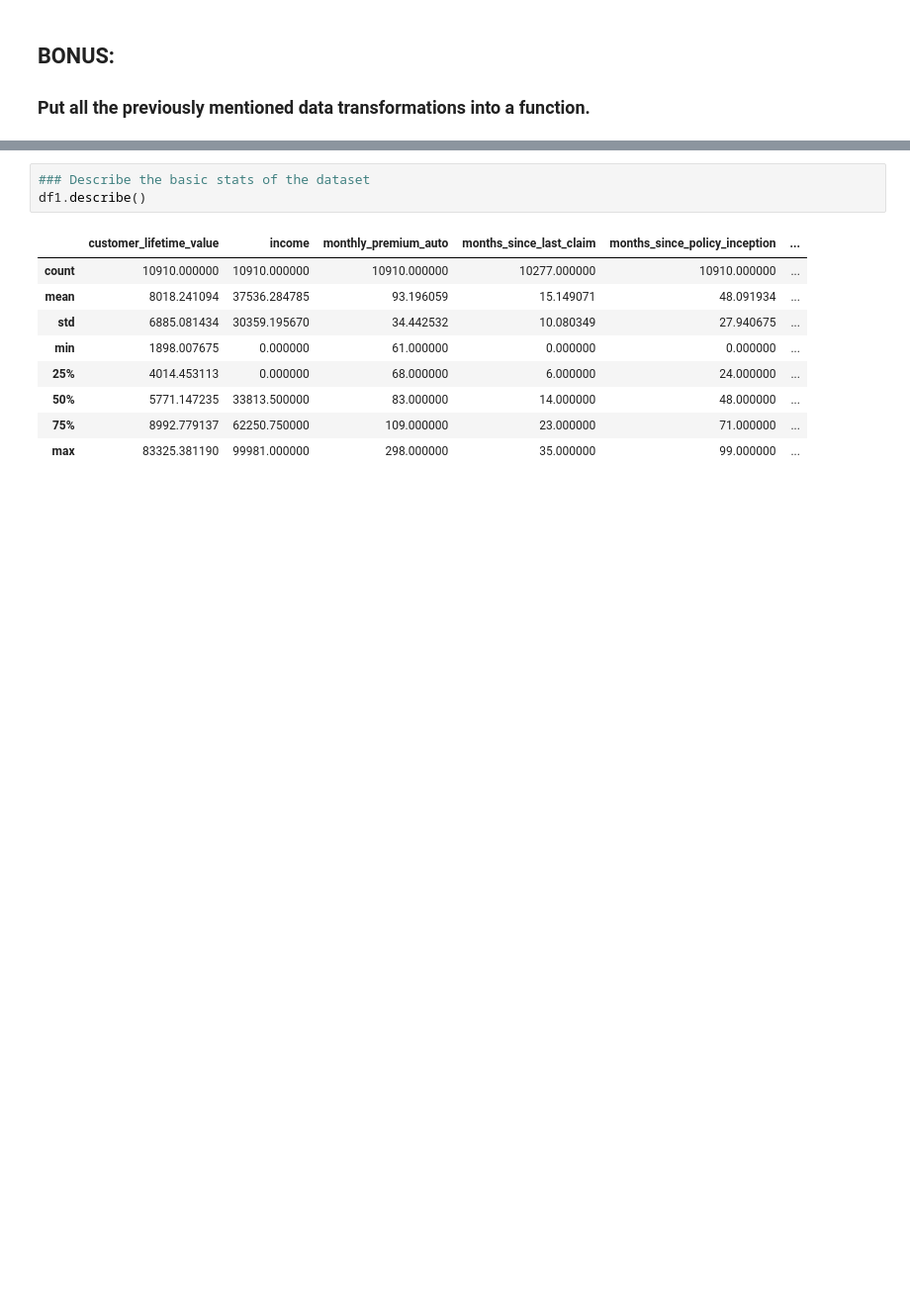
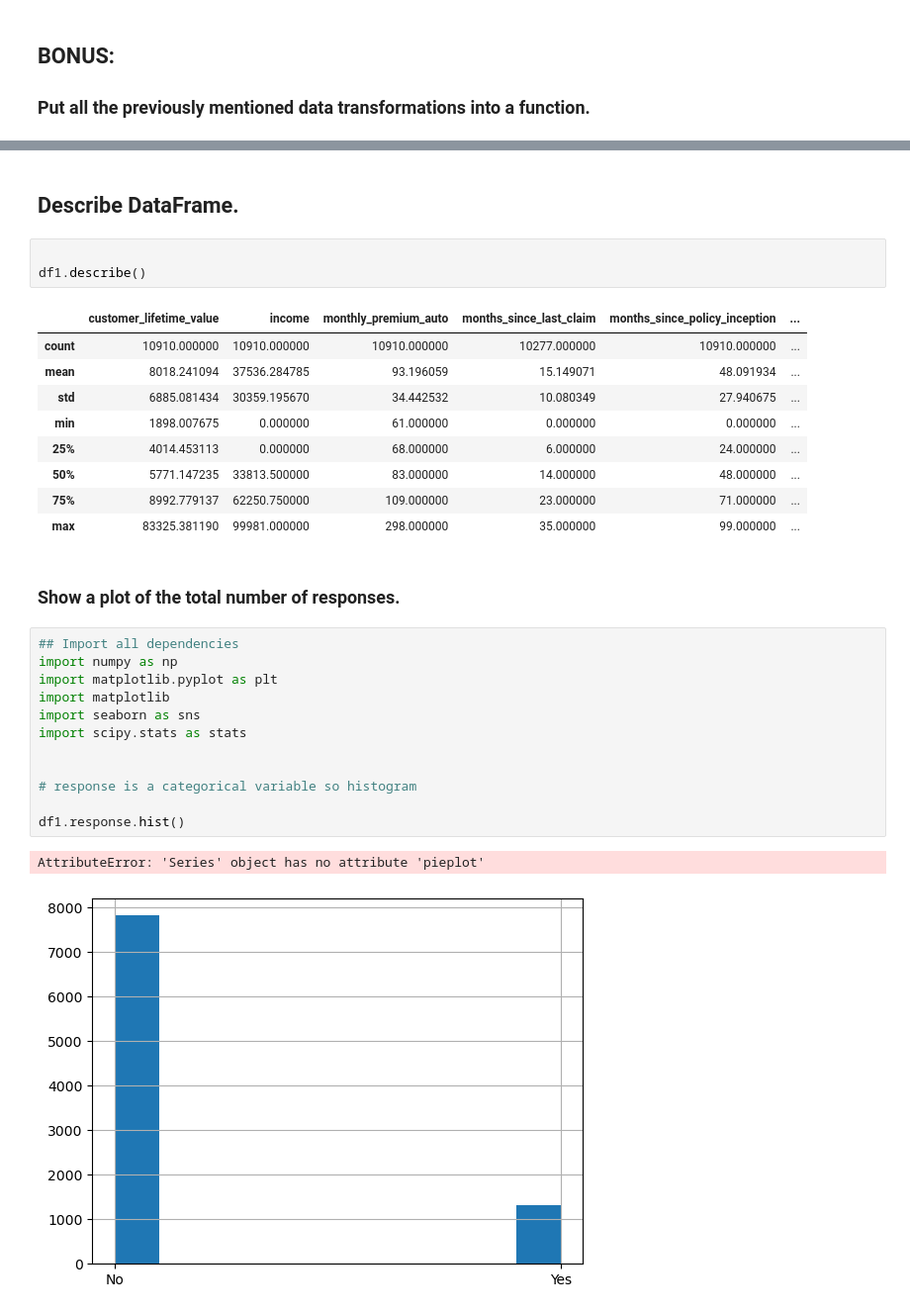
Before and after one commit to dalesofi/customer-analysis-labs, a Jupyter notebook: SD_Solution_Notebook_Customer_Analysis(2-all).ipynb, the cells around one changed output, grey strips where cells are left out. Shown at 99% size. Drawn from its saved outputs; the diff is of its cells as text; blank space fills up the shorter version.

Commit message:
first plots

```diff
--- a/SD_Solution_Notebook_Customer_Analysis(2-all).ipynb
+++ b/SD_Solution_Notebook_Customer_Analysis(2-all).ipynb
@@ -222,5 +246,7 @@ Name: count, dtype: int64
+# %% [markdown]
+## Describe DataFrame.
 # %%
-### Describe the basic stats of the dataset
+
 df1.describe()
 # %% [output]
 |  | customer_lifetime_value | income | monthly_premium_auto | months_since_last_claim | months_since_policy_inception | ... |
@@ -232,3 +258,20 @@ df1.describe()
 | 50% | 5771.147235 | 33813.500000 | 83.000000 | 14.000000 | 48.000000 | ... |
 | 75% | 8992.779137 | 62250.750000 | 109.000000 | 23.000000 | 71.000000 | ... |
 | max | 83325.381190 | 99981.000000 | 298.000000 | 35.000000 | 99.000000 | ... |
+# %% [markdown]
+### Show a plot of the total number of responses.
+# %%
+## Import all dependencies
+import numpy as np
+import matplotlib.pyplot as plt
+import matplotlib
+import seaborn as sns
+import scipy.stats as stats
+
+
+# response is a categorical variable so histogram
+
+df1.response.hist()
+# %% [output]
+AttributeError: 'Series' object has no attribute 'pieplot'
+[figure, added]
```
Also changed, not shown: parts of 6 cells of this notebook.
